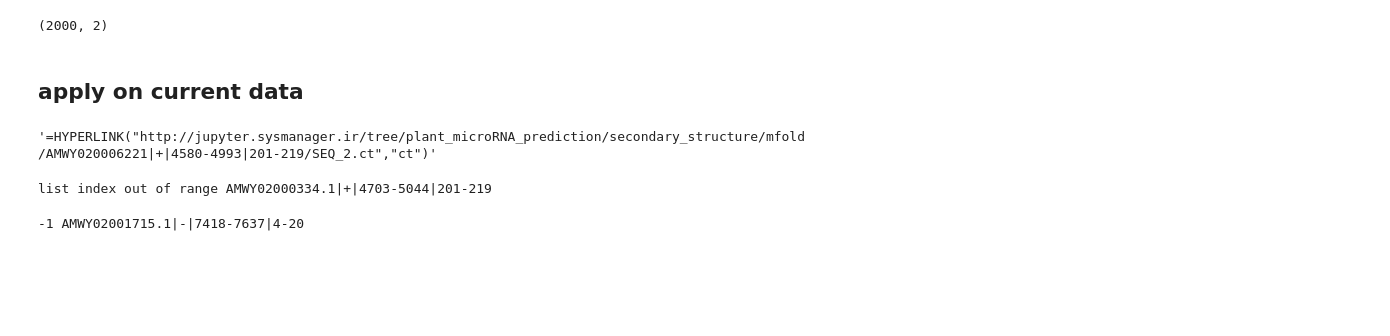
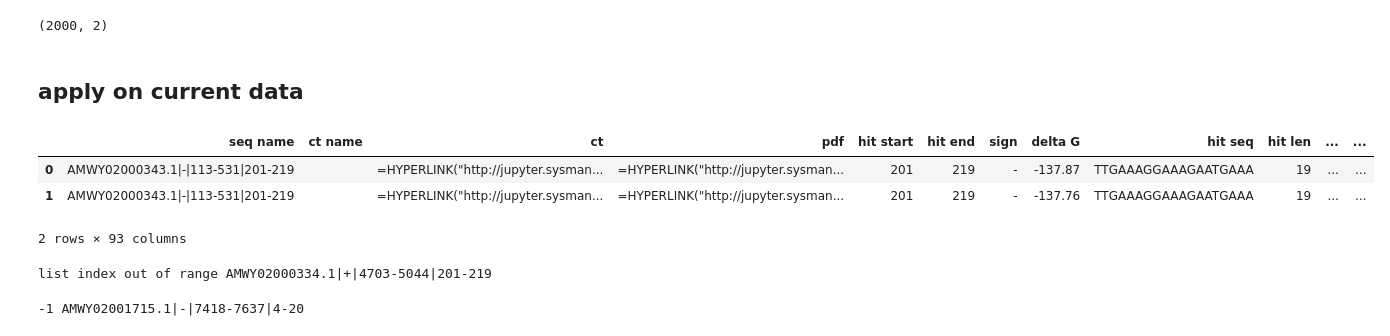
Before and after one commit to Ilia-Abolhasani/amir-p3, a Jupyter notebook: Code.ipynb, the cells around one changed output. Saved outputs shown, nothing was run; the diff lists cells and outputs as text; code cells hidden in the pictures; blank space fills up the shorter version.

```diff
--- a/Code.ipynb
+++ b/Code.ipynb
@@ -1151,7 +1151,7 @@ def get_bulge(domain, values, hit_start, hit_end, mir_type):
 
             if(last - current == 1 and zero_counter > 0):
                 size.append(zero_counter)
-                [loc_type, loc_start, loc_end ] = getLocation(lastI+2, d, hit_start, hit_end, mir_type)
+                [loc_type, loc_start, loc_end ] = getLocation(lastI+1, d+1, hit_start, hit_end, mir_type)
                 location_type.append(loc_type)
                 location_start.append(loc_start)
                 location_end.append(loc_end)
@@ -1411,9 +1411,14 @@ def get_df_by_tag(tag , extra=0):
 ## apply on current data
 # %%
 #get_df_by_tag(df['tag'].iloc[8])#['ct'][1]
-get_df_by_tag("AMWY02000622.1|+|4580-4993|201-219", extra=0)['ct'][1]#.to_csv('Result/d.csv')
+get_df_by_tag("AMWY02000343.1|-|113-531|201-219", extra=0).to_csv('Result/d.csv')
-# %% [output]
-'=HYPERLINK("http://jupyter.sysmanager.ir/tree/plant_microRNA_prediction/secondary_structure/mfold/AMWY020006221|+|4580-4993|201-219/SEQ_2.ct","ct")'
+# %%
+get_df_by_tag("AMWY02000343.1|-|113-531|201-219", extra=0).head()
+# %% [output]
+|  | seq name | ct name | ct | pdf | hit start | hit end | sign | delta G | hit seq | hit len | ... | ... |
+| 0 | AMWY02000343.1|-|113-531|201-219 |  | =HYPERLINK("http://jupyter.sysman... | =HYPERLINK("http://jupyter.sysman... | 201 | 219 | - | -137.87 | TTGAAAGGAAAGAATGAAA | 19 | ... | ... |
+| 1 | AMWY02000343.1|-|113-531|201-219 |  | =HYPERLINK("http://jupyter.sysman... | =HYPERLINK("http://jupyter.sysman... | 201 | 219 | - | -137.76 | TTGAAAGGAAAGAATGAAA | 19 | ... | ... |
+2 rows × 93 columns
 # %%
 dfs = []
 max_workers = mp.cpu_count() - 1
```
Also changed, not shown: parts of 9 cells of this notebook.
